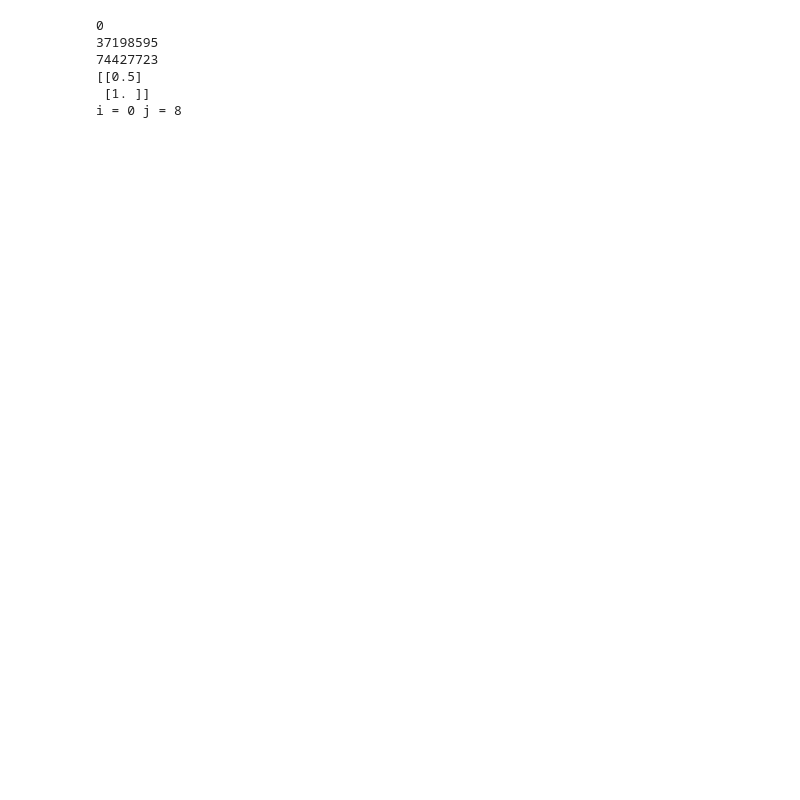
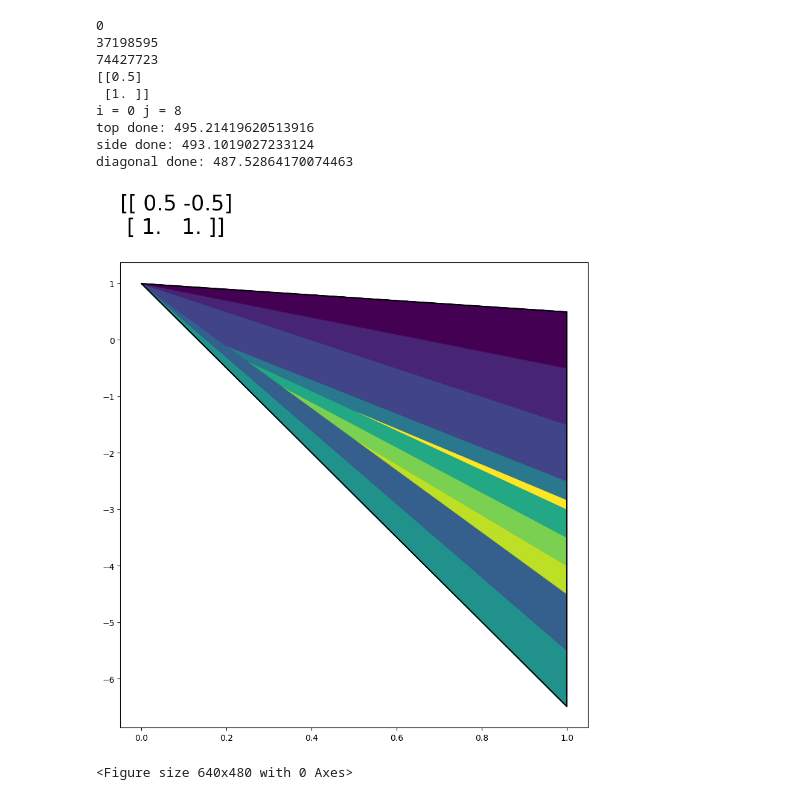
Before and after one commit to mlbeers/MXM, a Jupyter notebook: Poincare_Sections/Individual.ipynb, the cells around one changed output. Saved outputs shown, nothing was run; the diff lists cells and outputs as text; code cells hidden in the pictures; blank space fills up the shorter version.

```diff
--- a/Poincare_Sections/Individual.ipynb
+++ b/Poincare_Sections/Individual.ipynb
@@ -26,7 +26,7 @@ from sage.all import matrix  # testing
 # %%
 # 7-0, 7-3, 7-7, 7-19, 7-29, 7-41
 n_squares = 7
-index = 1
+index = 0
 j = 8
 dx = 0.0005
 # %%
@@ -51,37 +51,35 @@ for i in i_list:
     print("i = " + str(i), "j = " + str(j))
 
     #if float(z) <= float(1/50000):
      #   print("too small")
       #  continue
 
     # create a dataframe with winning vector at certain points in the section
     df = winners1(vecs, x_vals, m0, m1, y0, dx, dx_y)
 
     # plot poincare section and save
     try:
         plot(df, vecs, c[i][j], j, n_squares, index, test=False)
     except Exception as error:
         print(error)
         continue
     df.to_csv(os.path.join(
         "results", f"{n_squares} - {index}", "df - " + str(j)), index=False)
 
     # make section object that define winning vector and line equations for boundaries of subsections
     sec_list = sec_setup(df, dx_y)
     secs = sec_comp(sec_list, dx)
     with open(os.path.join("results", f"{n_squares} - {index}", "secs - " + str(j) + ".dill"), 'wb') as f:
         dill.dump(secs, f)
-
-    times = [1]
-    if improved:
-        times = time_comp(secs)
-
-    # plot the pdf for each cusp
-    pdf(list(df["time"]), times, dx*2, n_squares, index, j)
 # %% [output]
 0
 37198595
 74427723
 [[0.5]
  [1. ]]
 i = 0 j = 8
+top done: 495.21419620513916
+side done: 493.1019027233124
+diagonal done: 487.52864170074463
+[figure, added]
+<Figure size 640x480 with 0 Axes>
```
Also changed, not shown: parts of 2 cells of this notebook, 1 other file.
